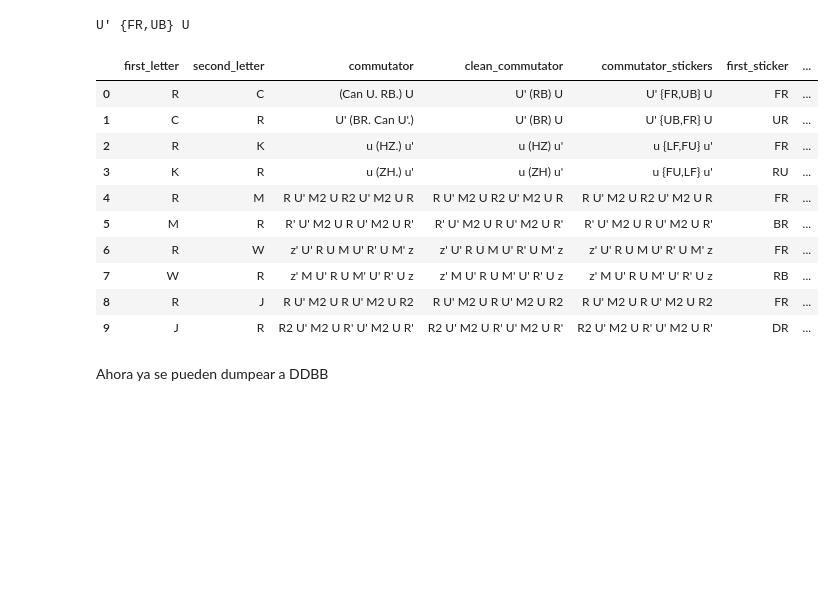
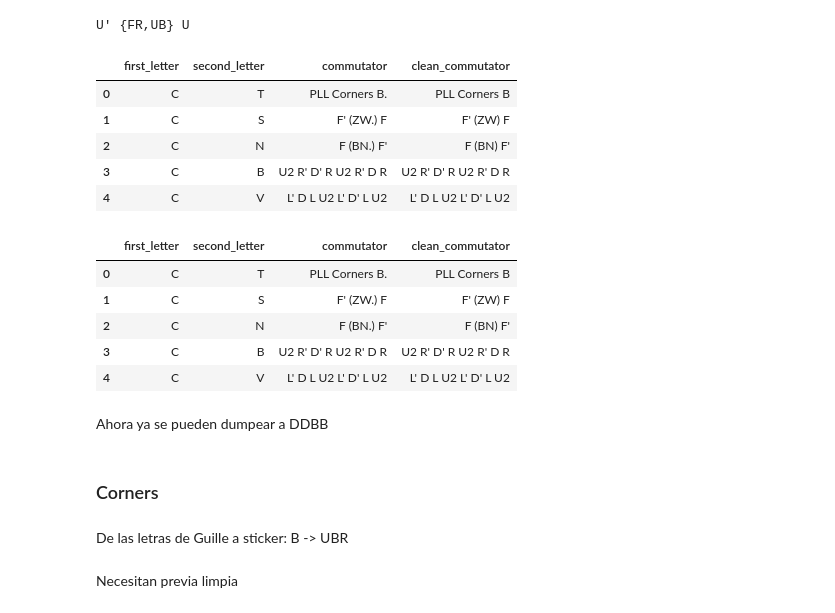
Before and after one commit to sheriffff/rubik_flask_backend, a Jupyter notebook: data_manipulator.ipynb, the cells around one changed output. Drawn from its saved outputs; the diff is of its cells as text; code cells hidden in the pictures; blank space fills up the shorter version.

```diff
--- a/data_manipulator.ipynb
+++ b/data_manipulator.ipynb
@@ -26,7 +26,9 @@ pd.read_sql("SELECT * FROM users", connection).head()
 # %% [markdown]
 ## Read comms csvs guille
 # %%
-comms_guille = pd.read_csv("./test_comms.csv")
+comms_guille = pd.read_excel("/home/sheriff/Downloads/commutators_table.xlsx")
+# %%
+comms_guille.columns = ["first_letter", "second_letter", "commutator"]
 # %%
 comms_guille.head()
 # %% [output]
@@ -144,23 +148,33 @@ print(commutator_to_sticker_commutator("U' (RB) U"))
 U' {FR,UB} U
 # %%
 comms_guille["commutator_stickers"] = comms_guille.clean_commutator.apply(commutator_to_sticker_commutator)
+# %%
+comms_guille.head()
+# %% [output]
+|  | first_letter | second_letter | commutator | clean_commutator |
+| 0 | C | T | PLL Corners B. | PLL Corners B |
+| 1 | C | S | F' (ZW.) F | F' (ZW) F |
+| 2 | C | N | F (BN.) F' | F (BN) F' |
+| 3 | C | B | U2 R' D' R U2 R' D R | U2 R' D' R U2 R' D R |
+| 4 | C | V | L' D L U2 L' D' L U2 | L' D L U2 L' D' L U2 |
 # %%
 comms_guille["first_sticker"] = comms_guille.first_letter.apply(lambda l: letters_guille[l])
 # %%
 comms_guille["second_sticker"] = comms_guille.second_letter.apply(lambda l: letters_guille[l])
 # %%
-comms_guille.head(10)
+comms_guille.head()
 # %% [output]
-|  | first_letter | second_letter | commutator | clean_commutator | commutator_stickers | first_sticker | ... |
-| 0 | R | C | (Can U. RB.) U | U' (RB) U | U' {FR,UB} U | FR | ... |
-| 1 | C | R | U' (BR. Can U'.) | U' (BR) U | U' {UB,FR} U | UR | ... |
-| 2 | R | K | u (HZ.) u' | u (HZ) u' | u {LF,FU} u' | FR | ... |
-| 3 | K | R | u (ZH.) u' | u (ZH) u' | u {FU,LF} u' | RU | ... |
-| 4 | R | M | R U' M2 U R2 U' M2 U R | R U' M2 U R2 U' M2 U R | R U' M2 U R2 U' M2 U R | FR | ... |
-| 5 | M | R | R' U' M2 U R U' M2 U R' | R' U' M2 U R U' M2 U R' | R' U' M2 U R U' M2 U R' | BR | ... |
-| 6 | R | W | z' U' R U M U' R' U M' z | z' U' R U M U' R' U M' z | z' U' R U M U' R' U M' z | FR | ... |
-| 7 | W | R | z' M U' R U M' U' R' U z | z' M U' R U M' U' R' U z | z' M U' R U M' U' R' U z | RB | ... |
-| 8 | R | J | R U' M2 U R U' M2 U R2 | R U' M2 U R U' M2 U R2 | R U' M2 U R U' M2 U R2 | FR | ... |
-| 9 | J | R | R2 U' M2 U R' U' M2 U R' | R2 U' M2 U R' U' M2 U R' | R2 U' M2 U R' U' M2 U R' | DR | ... |
+|  | first_letter | second_letter | commutator | clean_commutator |
+| 0 | C | T | PLL Corners B. | PLL Corners B |
+| 1 | C | S | F' (ZW.) F | F' (ZW) F |
+| 2 | C | N | F (BN.) F' | F (BN) F' |
+| 3 | C | B | U2 R' D' R U2 R' D R | U2 R' D' R U2 R' D R |
+| 4 | C | V | L' D L U2 L' D' L U2 | L' D L U2 L' D' L U2 |
 # %% [markdown]
 Ahora ya se pueden dumpear a DDBB
+# %% [markdown]
+### Corners
+# %% [markdown]
+De las letras de Guille a sticker: B -> UBR
+# %% [markdown]
+Necesitan previa limpia
```
Also changed, not shown: parts of 22 cells of this notebook, 1 other file.
